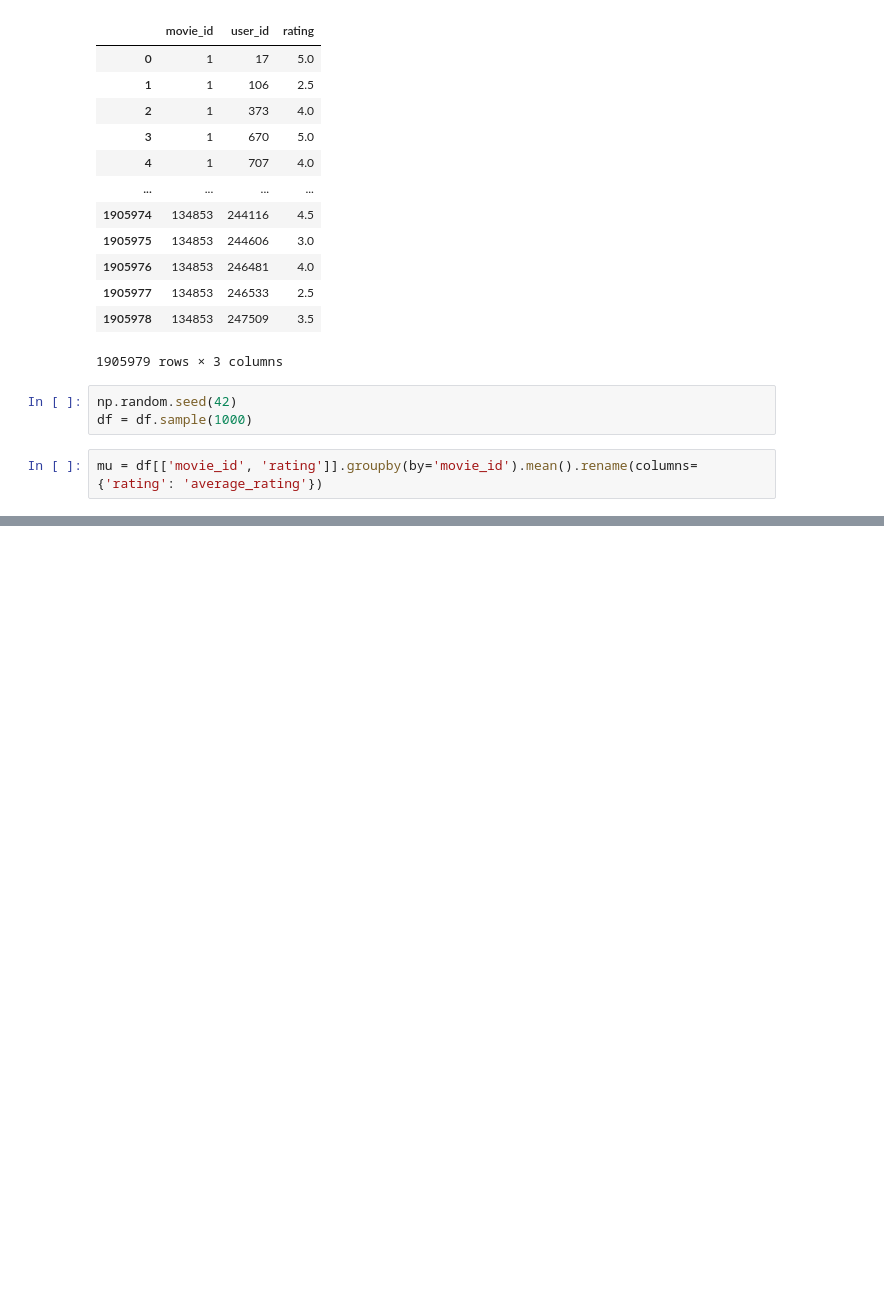
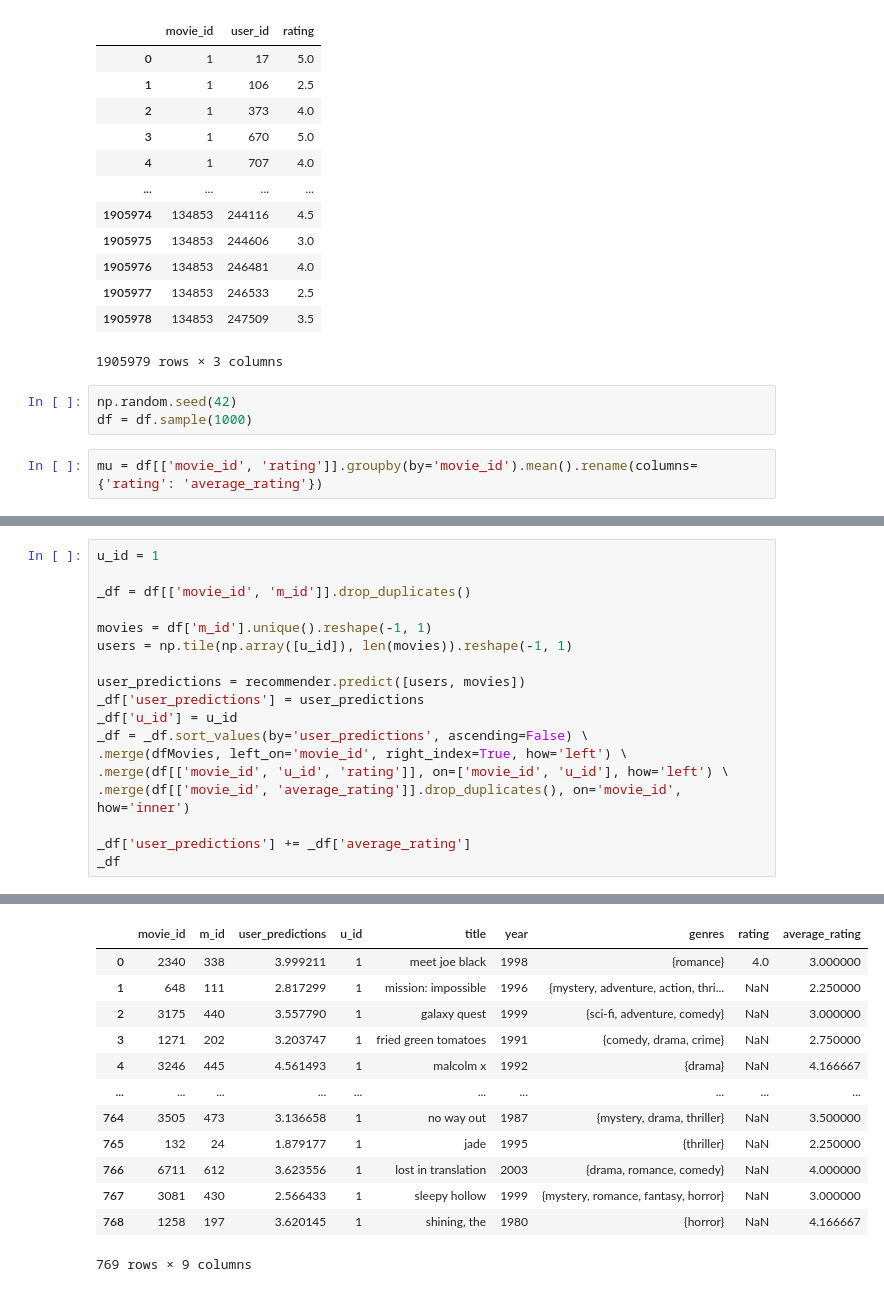
Before and after one commit to olimpia1/sb_boot_camp_ds, a Jupyter notebook: recommendationEngine/Recommendation Engine.ipynb, the cells around one changed output, grey strips where cells are left out. Drawn from its saved outputs; the diff is of its cells as text; blank space fills up the shorter version.

```diff
--- a/recommendationEngine/Recommendation Engine.ipynb
+++ b/recommendationEngine/Recommendation Engine.ipynb
@@ -1015,0 +1152,19 @@ df.merge(mu, left_on='movie_id', right_index=True)
+# %%
+u_id = 1
+
+_df = df[['movie_id', 'm_id']].drop_duplicates()
+
+movies = df['m_id'].unique().reshape(-1, 1)
+users = np.tile(np.array([u_id]), len(movies)).reshape(-1, 1)
+
+user_predictions = recommender.predict([users, movies])
+_df['user_predictions'] = user_predictions
+_df['u_id'] = u_id
+_df = _df.sort_values(by='user_predictions', ascending=False) \
+.merge(dfMovies, left_on='movie_id', right_index=True, how='left') \
+.merge(df[['movie_id', 'u_id', 'rating']], on=['movie_id', 'u_id'], how='left') \
+.merge(df[['movie_id', 'average_rating']].drop_duplicates(), on='movie_id', how='inner')
+
+_df['user_predictions'] += _df['average_rating']
+_df
+# %% [output]
@@ -1015,0 +1172,13 @@ df.merge(mu, left_on='movie_id', right_index=True)
+|  | movie_id | m_id | user_predictions | u_id | title | year | genres | rating | average_rating |
+| 0 | 2340 | 338 | 3.999211 | 1 | meet joe black | 1998 | {romance} | 4.0 | 3.000000 |
+| 1 | 648 | 111 | 2.817299 | 1 | mission: impossible | 1996 | {mystery, adventure, action, thri... | NaN | 2.250000 |
+| 2 | 3175 | 440 | 3.557790 | 1 | galaxy quest | 1999 | {sci-fi, adventure, comedy} | NaN | 3.000000 |
+| 3 | 1271 | 202 | 3.203747 | 1 | fried green tomatoes | 1991 | {comedy, drama, crime} | NaN | 2.750000 |
+| 4 | 3246 | 445 | 4.561493 | 1 | malcolm x | 1992 | {drama} | NaN | 4.166667 |
+| ... | ... | ... | ... | ... | ... | ... | ... | ... | ... |
+| 764 | 3505 | 473 | 3.136658 | 1 | no way out | 1987 | {mystery, drama, thriller} | NaN | 3.500000 |
+| 765 | 132 | 24 | 1.879177 | 1 | jade | 1995 | {thriller} | NaN | 2.250000 |
+| 766 | 6711 | 612 | 3.623556 | 1 | lost in translation | 2003 | {drama, romance, comedy} | NaN | 4.000000 |
+| 767 | 3081 | 430 | 2.566433 | 1 | sleepy hollow | 1999 | {mystery, romance, fantasy, horror} | NaN | 3.000000 |
+| 768 | 1258 | 197 | 3.620145 | 1 | shining, the | 1980 | {horror} | NaN | 4.166667 |
+769 rows × 9 columns
```
Also changed, not shown: parts of 12 cells of this notebook.
